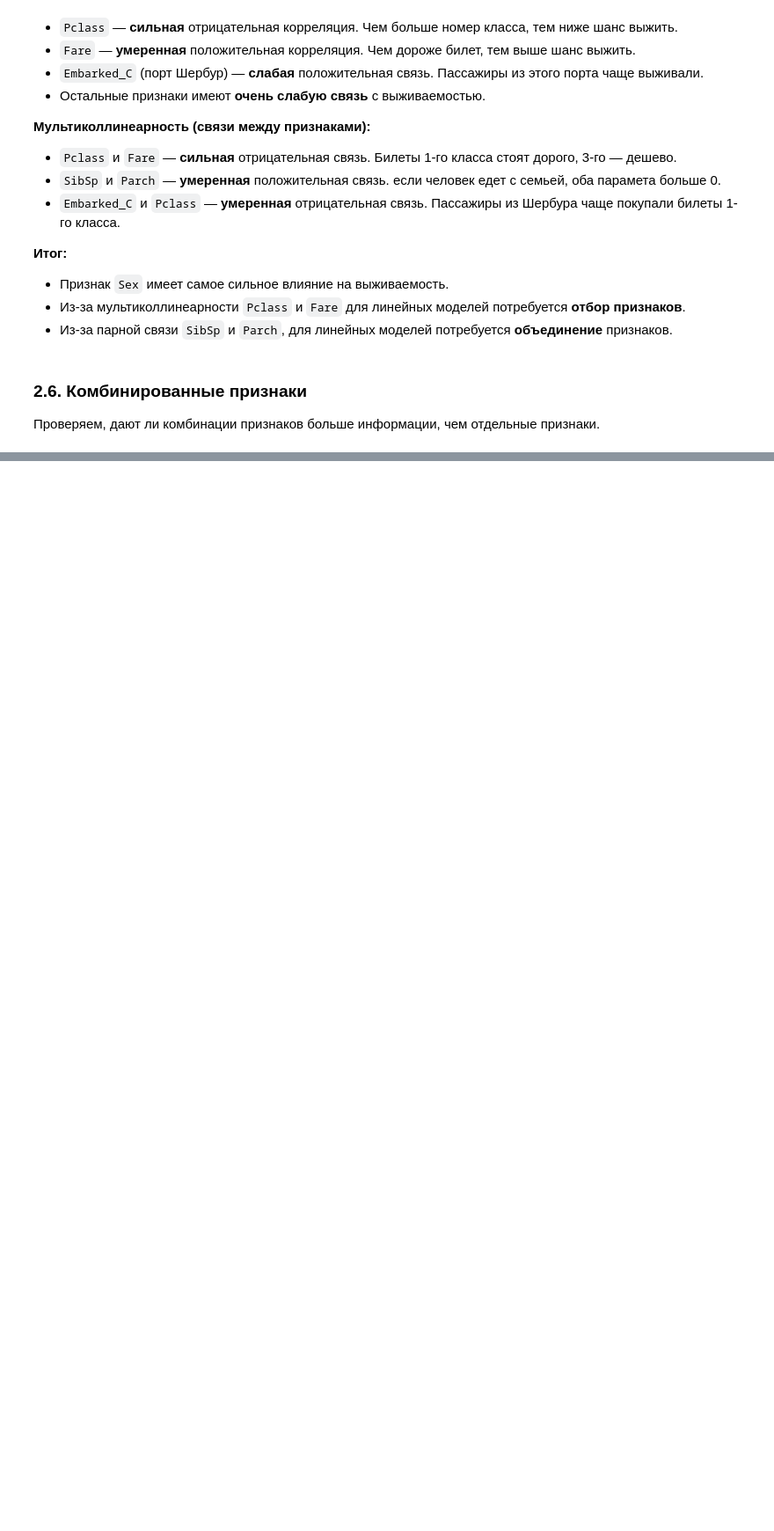
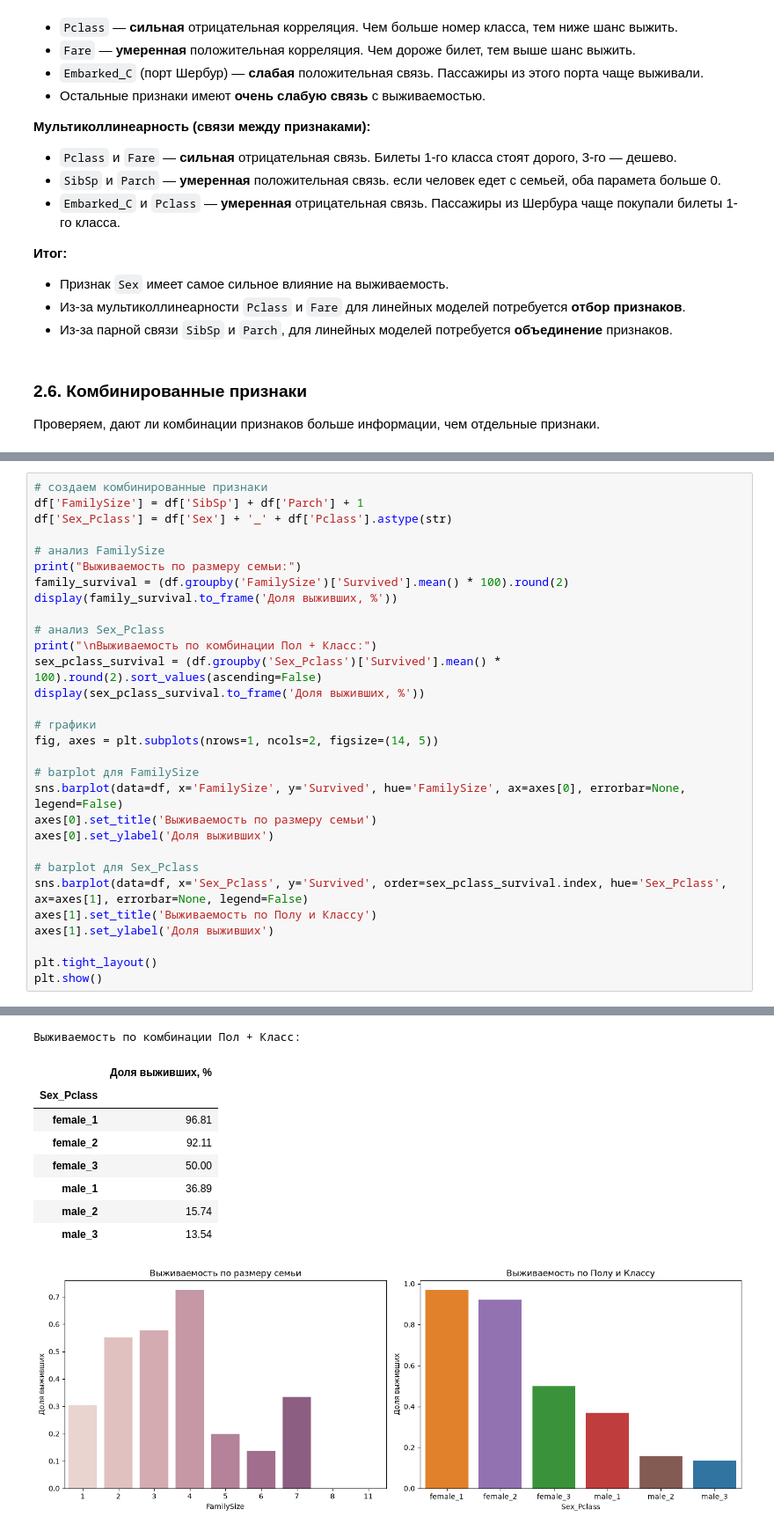
Before and after one commit to Ak1-AleX/Titanic-ML, a Jupyter notebook: titanic.ipynb, the cells around one changed output, grey strips where cells are left out. Shown at 88% size. Saved outputs shown, nothing was run; the diff lists cells and outputs as text; blank space fills up the shorter version.

```diff
--- a/titanic.ipynb
+++ b/titanic.ipynb
@@ -463,0 +608,31 @@ display(corr_df)
+# %%
+# создаем комбинированные признаки
+df['FamilySize'] = df['SibSp'] + df['Parch'] + 1
+df['Sex_Pclass'] = df['Sex'] + '_' + df['Pclass'].astype(str)
+
+# анализ FamilySize
+print("Выживаемость по размеру семьи:")
+family_survival = (df.groupby('FamilySize')['Survived'].mean() * 100).round(2)
+display(family_survival.to_frame('Доля выживших, %'))
+
+# анализ Sex_Pclass
+print("\nВыживаемость по комбинации Пол + Класс:")
+sex_pclass_survival = (df.groupby('Sex_Pclass')['Survived'].mean() * 100).round(2).sort_values(ascending=False)
+display(sex_pclass_survival.to_frame('Доля выживших, %'))
+
+# графики
+fig, axes = plt.subplots(nrows=1, ncols=2, figsize=(14, 5))
+
+# barplot для FamilySize
+sns.barplot(data=df, x='FamilySize', y='Survived', hue='FamilySize', ax=axes[0], errorbar=None, legend=False)
+axes[0].set_title('Выживаемость по размеру семьи')
+axes[0].set_ylabel('Доля выживших')
+
+# barplot для Sex_Pclass
+sns.barplot(data=df, x='Sex_Pclass', y='Survived', order=sex_pclass_survival.index, hue='Sex_Pclass', ax=axes[1], errorbar=None, legend=False)
+axes[1].set_title('Выживаемость по Полу и Классу')
+axes[1].set_ylabel('Доля выживших')
+
+plt.tight_layout()
+plt.show()
+# %% [output]
@@ -463,0 +651,10 @@ display(corr_df)
+Выживаемость по комбинации Пол + Класс:
+|  | Доля выживших, % |
+| Sex_Pclass |  |
+| female_1 | 96.81 |
+| female_2 | 92.11 |
+| female_3 | 50.00 |
+| male_1 | 36.89 |
+| male_2 | 15.74 |
+| male_3 | 13.54 |
+[figure, added]
```
Also changed, not shown: parts of 16 cells of this notebook.
